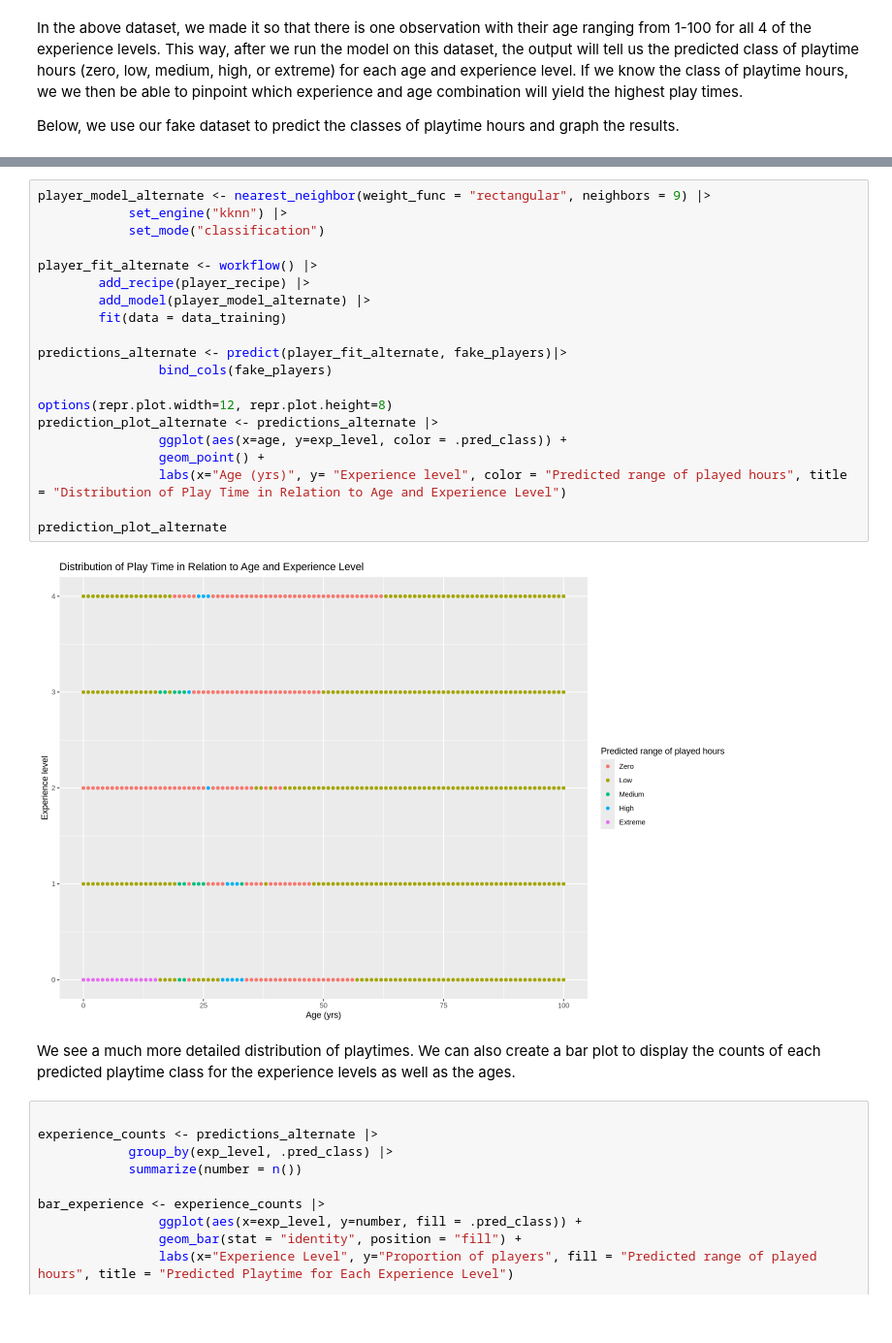
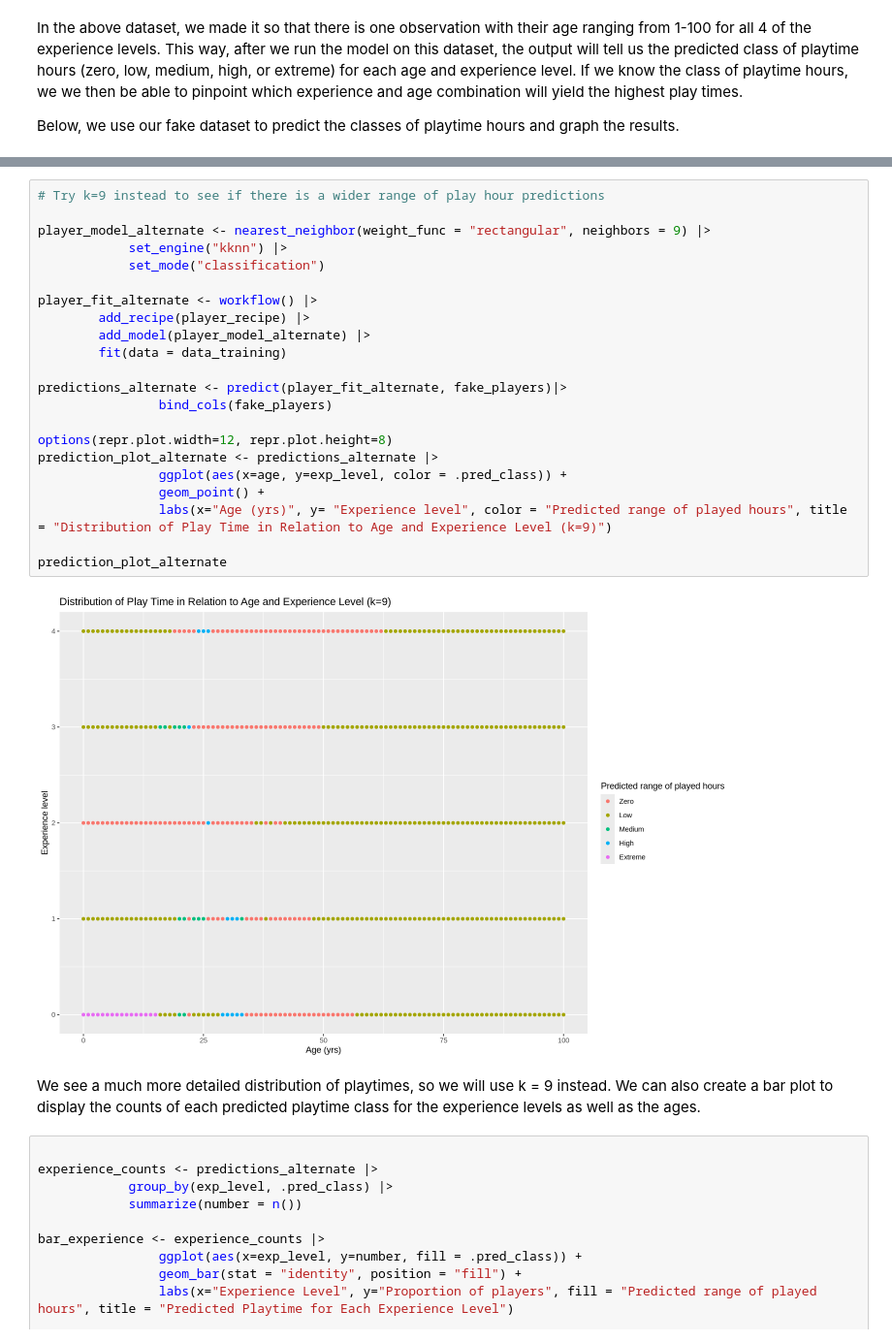
Before and after one commit to amazingk147/DSCI100-Project-Group-42, a Jupyter notebook: project_notebook.ipynb, the cells around one changed output, grey strips where cells are left out. Shown at 97% size. Drawn from its saved outputs; the diff is of its cells as text.

```diff
--- a/project_notebook.ipynb
+++ b/project_notebook.ipynb
@@ -362,27 +368,29 @@ Here is code for an alternate model with a lower k - for example, k=9 (which wou
 # %%
+# Try k=9 instead to see if there is a wider range of play hour predictions
+
 player_model_alternate <- nearest_neighbor(weight_func = "rectangular", neighbors = 9) |>
             set_engine("kknn") |>
             set_mode("classification")
 
 player_fit_alternate <- workflow() |>
         add_recipe(player_recipe) |>
         add_model(player_model_alternate) |>
         fit(data = data_training)
 
 predictions_alternate <- predict(player_fit_alternate, fake_players)|>
                 bind_cols(fake_players)
 
 options(repr.plot.width=12, repr.plot.height=8)
 prediction_plot_alternate <- predictions_alternate |>
                 ggplot(aes(x=age, y=exp_level, color = .pred_class)) +
                 geom_point() +
-                labs(x="Age (yrs)", y= "Experience level", color = "Predicted range of played hours", title = "Distribution of Play Time in Relation to Age and Experience Level")
+                labs(x="Age (yrs)", y= "Experience level", color = "Predicted range of played hours", title = "Distribution of Play Time in Relation to Age and Experience Level (k=9)")
 
 prediction_plot_alternate
 # %% [output]
-[figure, old version]
+[figure, new version]
 # %% [markdown]
-We see a much more detailed distribution of playtimes. We can also create a bar plot to display the counts of each predicted playtime class for the experience levels as well as the ages.
+We see a much more detailed distribution of playtimes, so we will use k = 9 instead. We can also create a bar plot to display the counts of each predicted playtime class for the experience levels as well as the ages.
 # %%
 
 experience_counts <- predictions_alternate |>
```
Also changed, not shown: parts of 7 cells of this notebook.
